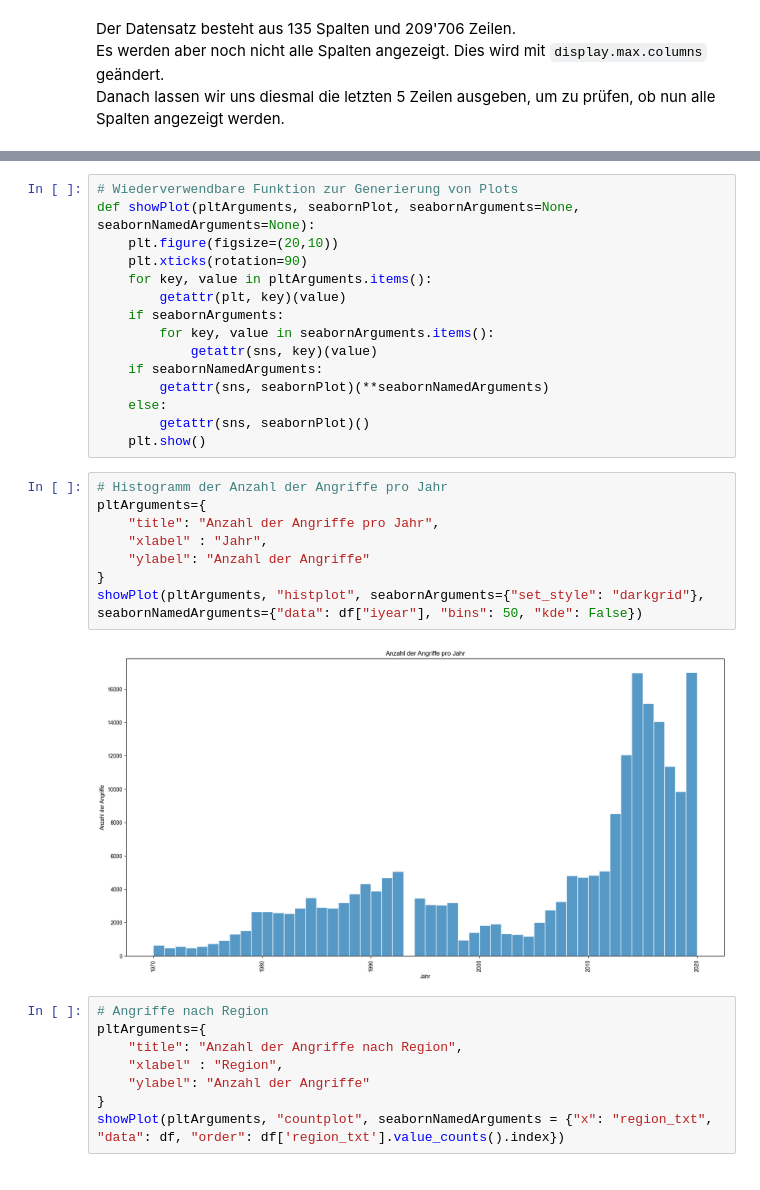
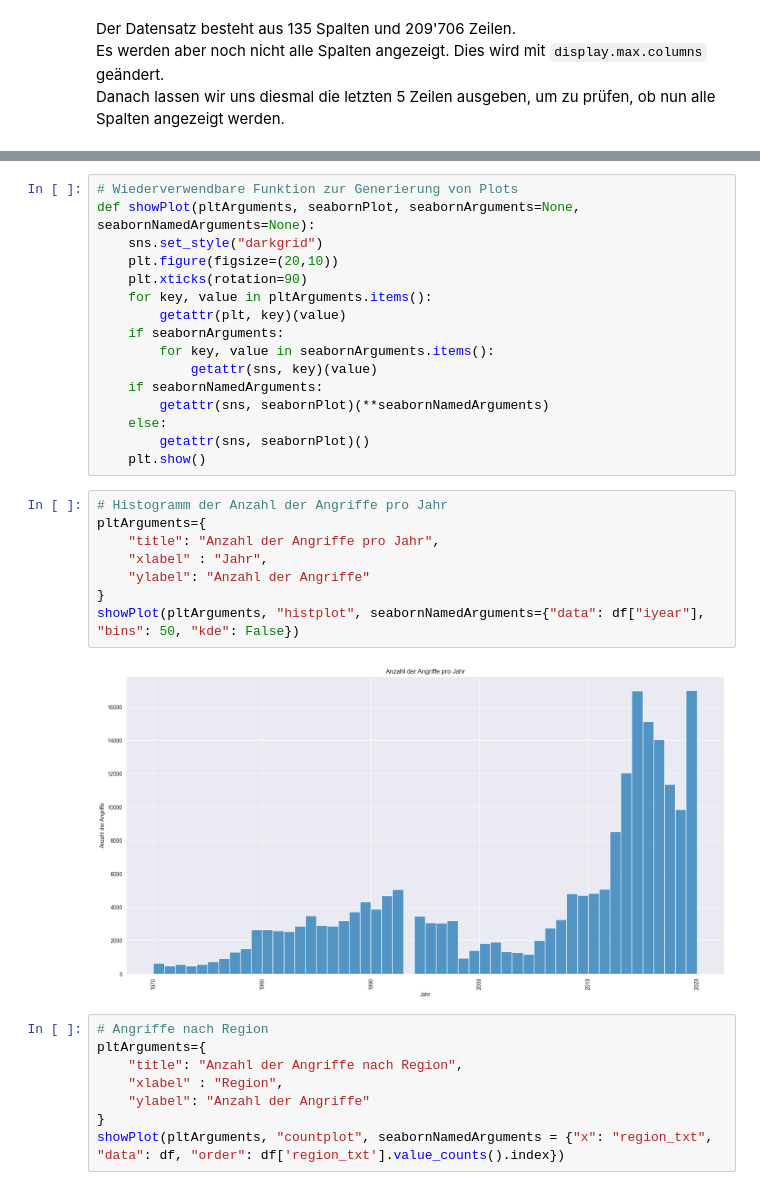
Before and after one commit to rieseflo/GTD, a Jupyter notebook: GTD.ipynb, the cells around one changed output, grey strips where cells are left out. Drawn from its saved outputs; the diff is of its cells as text.

```diff
--- a/GTD.ipynb
+++ b/GTD.ipynb
@@ -110,6 +112,7 @@ df.tail()
 # %%
 # Wiederverwendbare Funktion zur Generierung von Plots
 def showPlot(pltArguments, seabornPlot, seabornArguments=None, seabornNamedArguments=None):
+    sns.set_style("darkgrid")
     plt.figure(figsize=(20,10))
     plt.xticks(rotation=90)
     for key, value in pltArguments.items():
@@ -125,13 +128,13 @@ def showPlot(pltArguments, seabornPlot, seabornArguments=None, seabornNamedArgum
 # %%
 # Histogramm der Anzahl der Angriffe pro Jahr
 pltArguments={
     "title": "Anzahl der Angriffe pro Jahr",
     "xlabel" : "Jahr",
     "ylabel": "Anzahl der Angriffe"
 }
-showPlot(pltArguments, "histplot", seabornArguments={"set_style": "darkgrid"}, seabornNamedArguments={"data": df["iyear"], "bins": 50, "kde": False})
+showPlot(pltArguments, "histplot", seabornNamedArguments={"data": df["iyear"], "bins": 50, "kde": False})
 # %% [output]
-[figure, old version]
+[figure, new version]
 # %%
 # Angriffe nach Region
 pltArguments={
```
Also changed, not shown: parts of 49 cells of this notebook.
